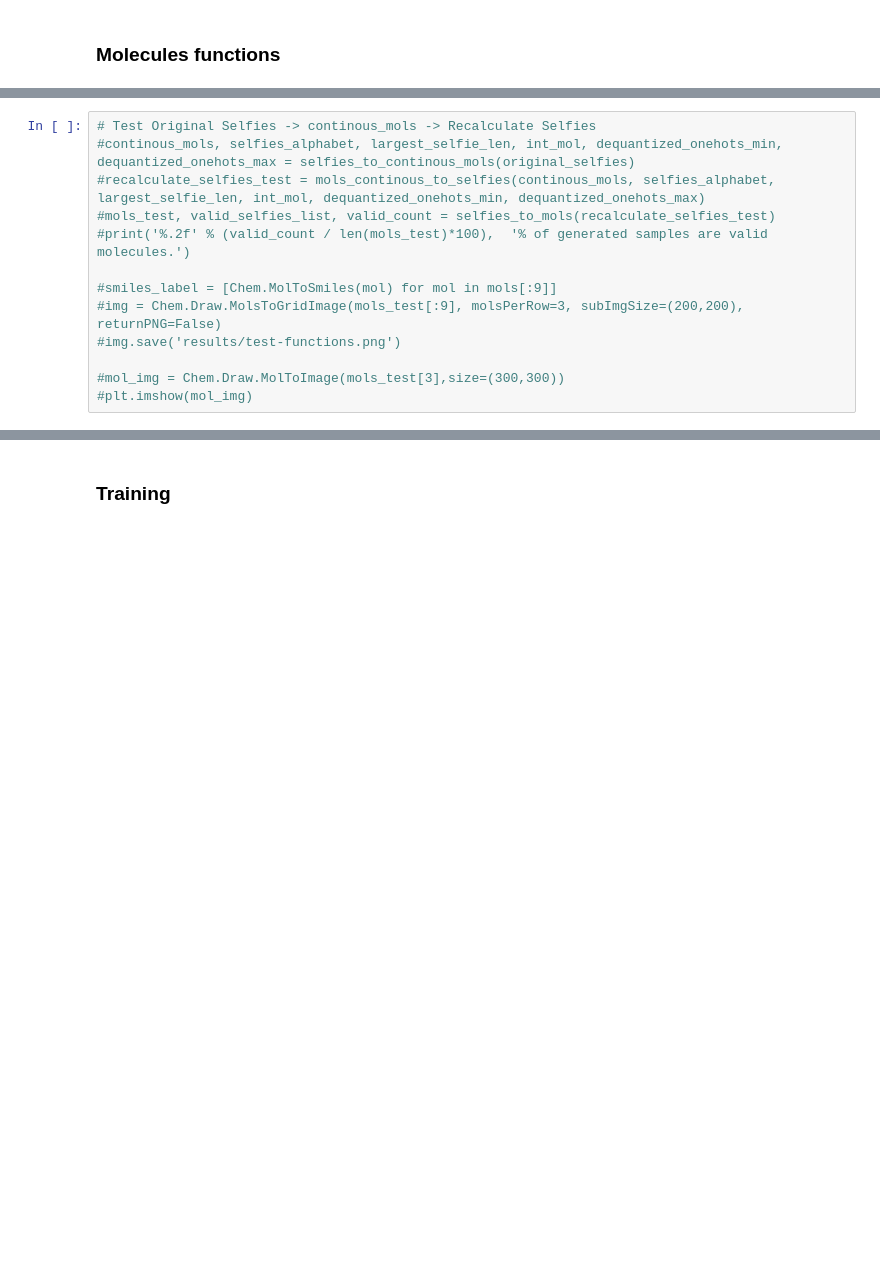
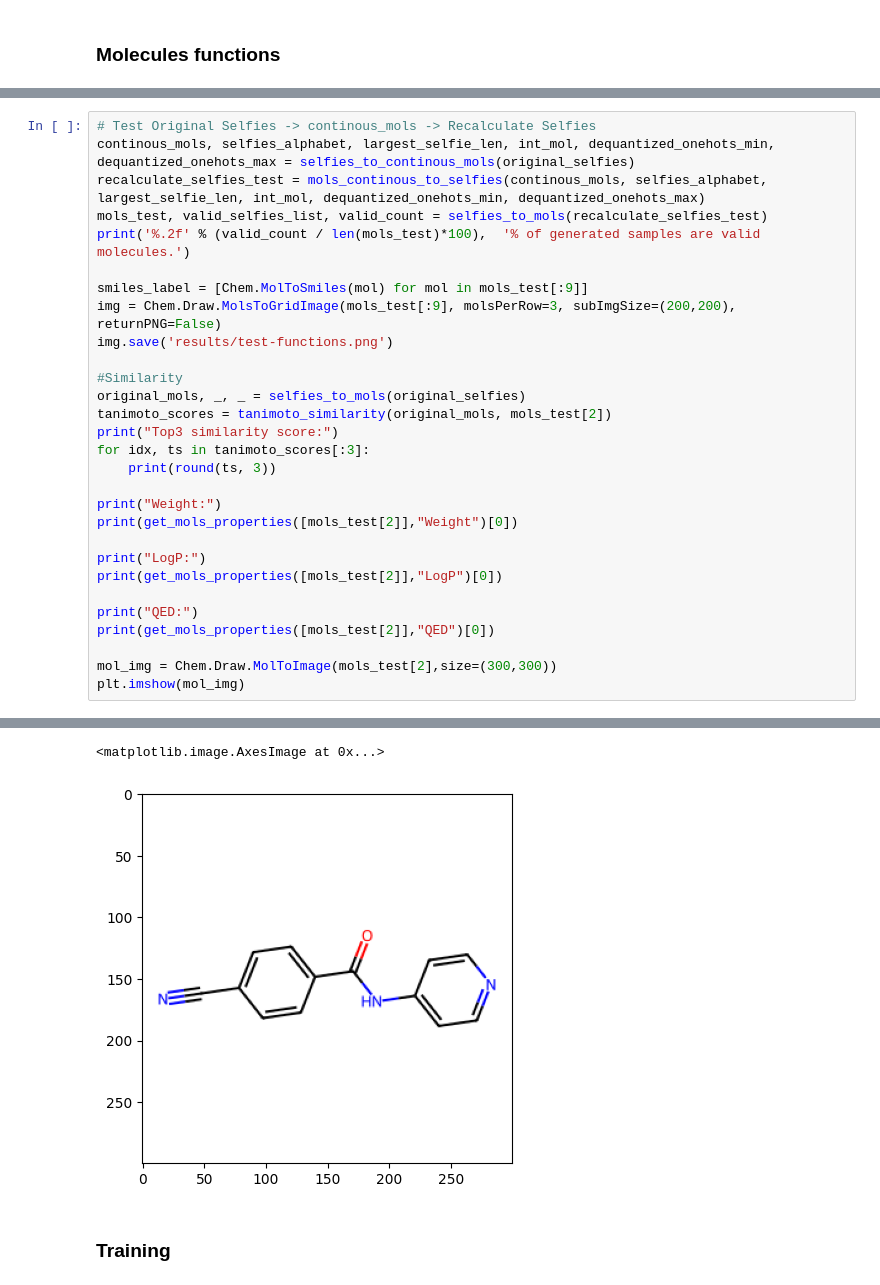
Before and after one commit to JCLERC7/DiffGenMol, a Jupyter notebook: 2_Exp_molecules/1_selfies_diffusion_1D.ipynb, the cells around one changed output, grey strips where cells are left out. Drawn from its saved outputs; the diff is of its cells as text; blank space fills up the shorter version.

```diff
--- a/2_Exp_molecules/1_selfies_diffusion_1D.ipynb
+++ b/2_Exp_molecules/1_selfies_diffusion_1D.ipynb
@@ -905,13 +975,30 @@ def selfies_to_mols(selfies_to_convert):
 # %%
 # Test Original Selfies -> continous_mols -> Recalculate Selfies
-#continous_mols, selfies_alphabet, largest_selfie_len, int_mol, dequantized_onehots_min, dequantized_onehots_max = selfies_to_continous_mols(original_selfies)
-#recalculate_selfies_test = mols_continous_to_selfies(continous_mols, selfies_alphabet, largest_selfie_len, int_mol, dequantized_onehots_min, dequantized_onehots_max)
-#mols_test, valid_selfies_list, valid_count = selfies_to_mols(recalculate_selfies_test)
-#print('%.2f' % (valid_count / len(mols_test)*100),  '% of generated samples are valid molecules.')
+continous_mols, selfies_alphabet, largest_selfie_len, int_mol, dequantized_onehots_min, dequantized_onehots_max = selfies_to_continous_mols(original_selfies)
+recalculate_selfies_test = mols_continous_to_selfies(continous_mols, selfies_alphabet, largest_selfie_len, int_mol, dequantized_onehots_min, dequantized_onehots_max)
+mols_test, valid_selfies_list, valid_count = selfies_to_mols(recalculate_selfies_test)
+print('%.2f' % (valid_count / len(mols_test)*100),  '% of generated samples are valid molecules.')
 
-#smiles_label = [Chem.MolToSmiles(mol) for mol in mols[:9]]
-#img = Chem.Draw.MolsToGridImage(mols_test[:9], molsPerRow=3, subImgSize=(200,200), returnPNG=False)
-#img.save('results/test-functions.png')
+smiles_label = [Chem.MolToSmiles(mol) for mol in mols_test[:9]]
+img = Chem.Draw.MolsToGridImage(mols_test[:9], molsPerRow=3, subImgSize=(200,200), returnPNG=False)
+img.save('results/test-functions.png')
 
-#mol_img = Chem.Draw.MolToImage(mols_test[3],size=(300,300))
-#plt.imshow(mol_img)
+#Similarity
+original_mols, _, _ = selfies_to_mols(original_selfies)
+tanimoto_scores = tanimoto_similarity(original_mols, mols_test[2])
+print("Top3 similarity score:")
+for idx, ts in tanimoto_scores[:3]:
+    print(round(ts, 3))
+
+print("Weight:")
+print(get_mols_properties([mols_test[2]],"Weight")[0])
+
+print("LogP:")
+print(get_mols_properties([mols_test[2]],"LogP")[0])
+
+print("QED:")
+print(get_mols_properties([mols_test[2]],"QED")[0])
+
+mol_img = Chem.Draw.MolToImage(mols_test[2],size=(300,300))
+plt.imshow(mol_img)
+# %% [output]
@@ -918,3 +1016,5 @@ def selfies_to_mols(selfies_to_convert):
+<matplotlib.image.AxesImage at 0x...>
+[figure, added]
 # %% [markdown]
 ### Training
 # %%
```
Also changed, not shown: parts of 8 cells of this notebook.
